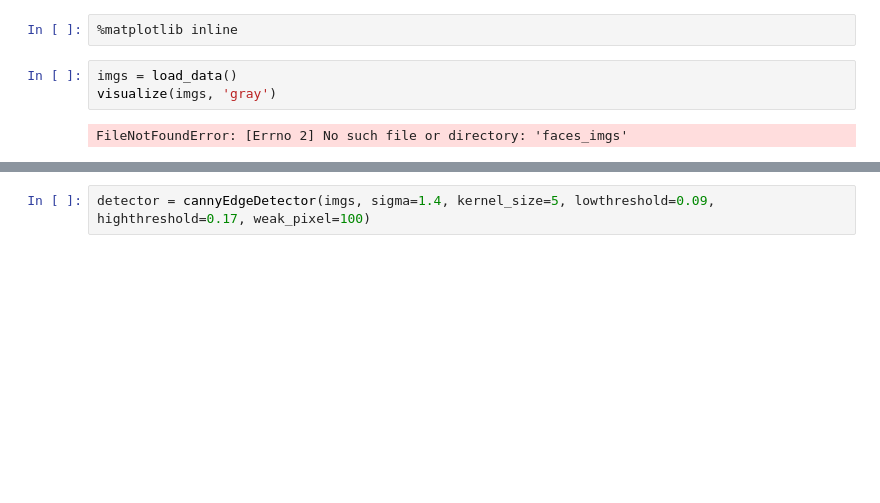
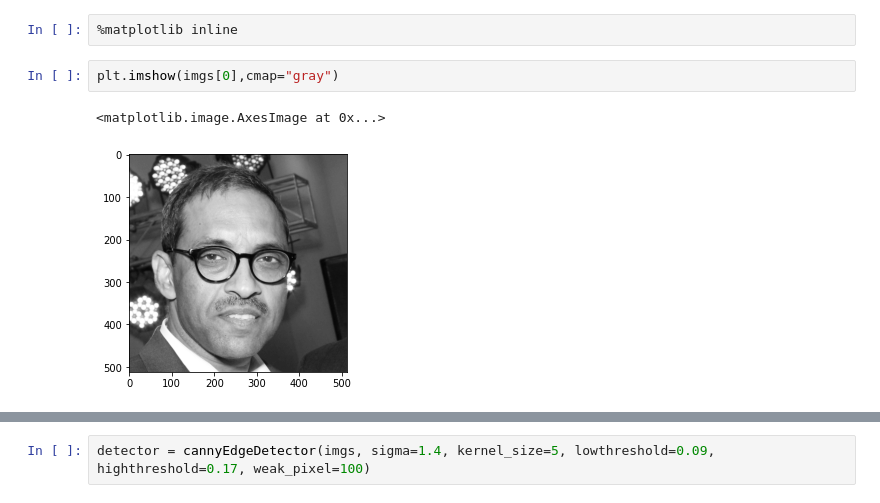
Before and after one commit to JoePlusPlus/tinyMorph, a Jupyter notebook: notebooks/Canny_Edge_Detector.ipynb, the cells around one changed output, grey strips where cells are left out. Drawn from its saved outputs; the diff is of its cells as text; blank space fills up the shorter version.

```diff
--- a/notebooks/Canny_Edge_Detector.ipynb
+++ b/notebooks/Canny_Edge_Detector.ipynb
@@ -174,8 +174,8 @@ class cannyEdgeDetector:
         return self.imgs_final
 # %%
 %matplotlib inline
-# %%
-imgs = load_data()
-visualize(imgs, 'gray')
-# %% [output]
-FileNotFoundError: [Errno 2] No such file or directory: 'faces_imgs'
+# %%
+plt.imshow(imgs[0],cmap="gray")
+# %% [output]
+<matplotlib.image.AxesImage at 0x...>
+[figure, added]
```
Also changed, not shown: parts of 8 cells of this notebook.
